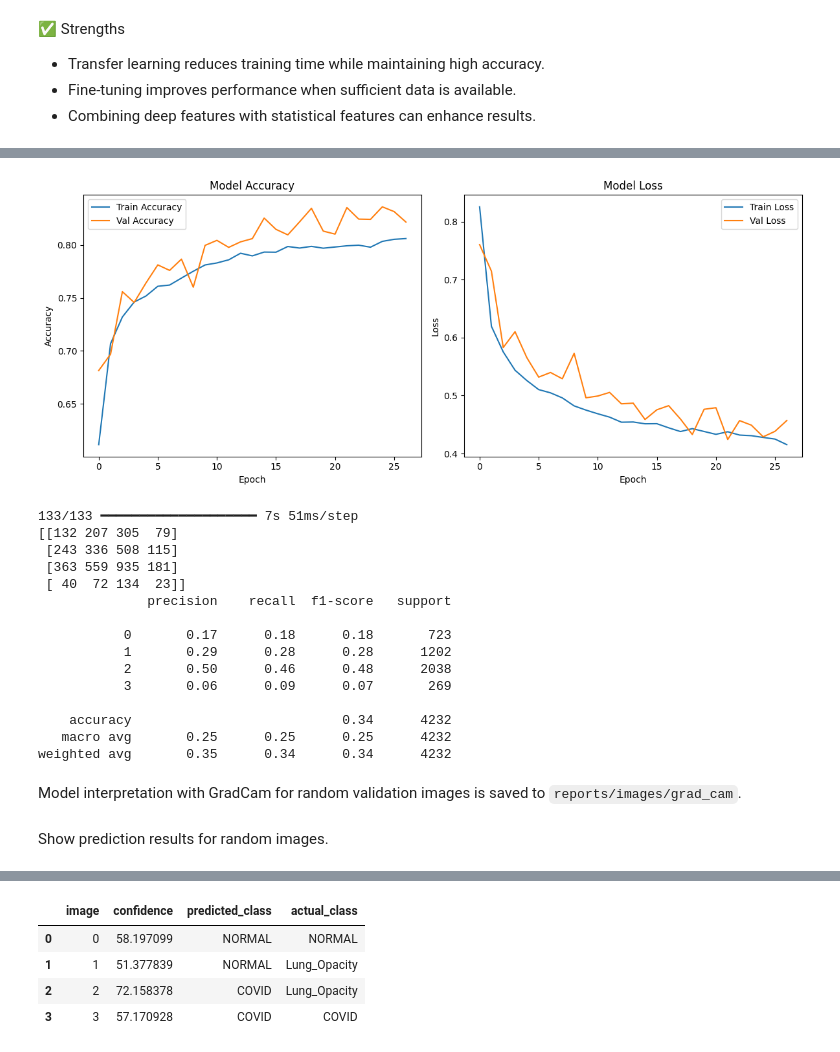
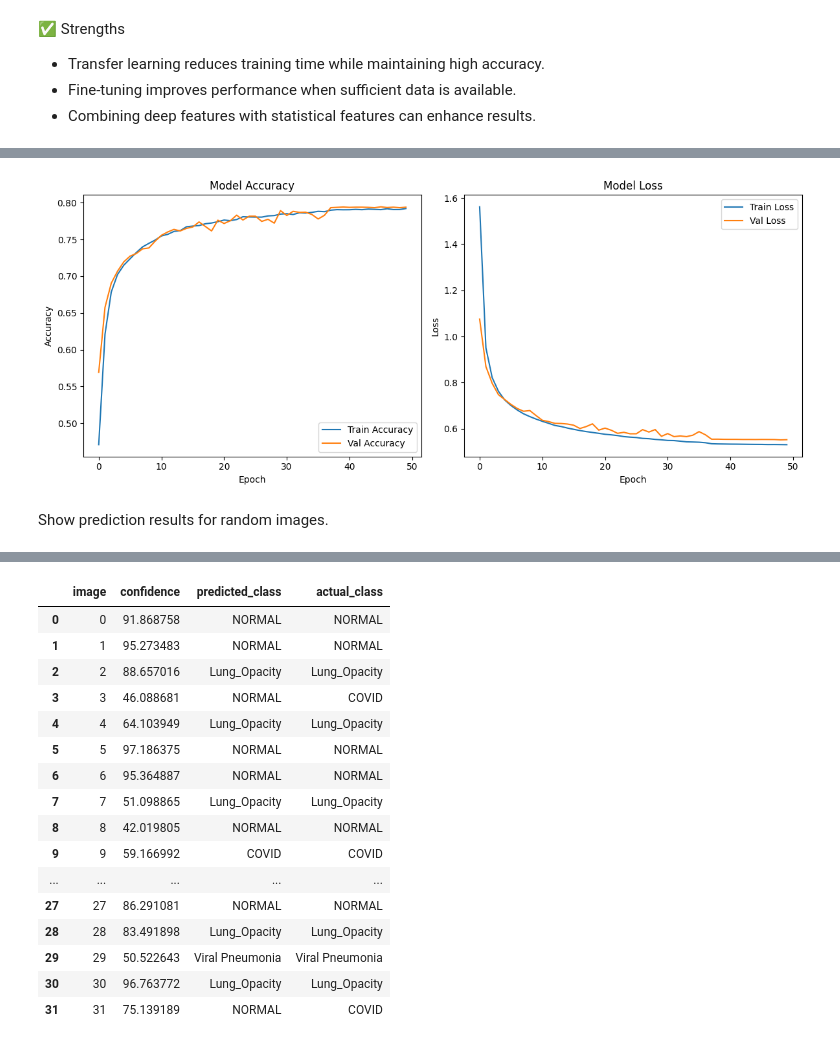
Before and after one commit to rehabaam/ds_covid19_project, a Jupyter notebook: notebooks/3.5_Supervised_Advanced_Models_masked_lungs_multi_classes.ipynb, the cells around one changed output, grey strips where cells are left out. Cells and saved outputs as stored; diff of their text form; code cells hidden in the pictures.

```diff
--- a/notebooks/3.5_Supervised_Advanced_Models_masked_lungs_multi_classes.ipynb
+++ b/notebooks/3.5_Supervised_Advanced_Models_masked_lungs_multi_classes.ipynb
@@ -15,17 +15,17 @@ sys.path.append("../")
 # %% [markdown]
 ## Loading packages and dependencies
 # %%
-from src.preprocessing.image_augmentor import generate_augmented_images
+from src.preprocessing.image_augmentor import load_dataset_images
 from src.models.build_model import train_advanced_supervised_model, evaluate_model
 from src.visualization.visualizer import show_grad_cam_cnn, get_predication_output,show_loss_accuracy_report, show_confusion_matrix_report
 
 # Path to the raw data and preprocessed data
-raw_data_dir = '../data/raw/dataset/masked_images'
+raw_data_dir ='../data/raw/dataset/masked_images_dataset'
 store_images_dir = '../reports/images/grad_cam'
 IMG_SIZE = 256  # Resize images to IMG_SIZExIMG_SIZE pixels
-batch_size = 32
+batch_size = 16
 # %% [markdown]
 ## Extracting features from images
 # %%
-train_data, val_data, class_weight_dict = generate_augmented_images(raw_data_dir, (IMG_SIZE, IMG_SIZE), batch_size)
+train_data, val_data, class_weight_dict = load_dataset_images(raw_data_dir, (IMG_SIZE, IMG_SIZE), batch_size)
 # %% [output]
@@ -141,3 +159,7 @@ images, labels = next(val_data)
+# %%
+val_iter = iter(val_data)
+class_names = val_data.class_names
+images, labels =next(val_iter)
 # %% [markdown]
 Model interpretation with GradCam for random validation images is saved to `reports/images/grad_cam`.
 # %%
@@ -226,24 +273,6 @@ Created version '2' of model 'tensorflow-Transfer Learning-multiclass'.
 # %%
 show_loss_accuracy_report(trl_history)
 # %% [output]
-[figure, old version]
+[figure, new version]
 # %%
 show_confusion_matrix_report(trl_model, val_data)
-# %% [output]
-133/133 ━━━━━━━━━━━━━━━━━━━━ 7s 51ms/step
-[[132 207 305  79]
- [243 336 508 115]
- [363 559 935 181]
- [ 40  72 134  23]]
-              precision    recall  f1-score   support
-
-           0       0.17      0.18      0.18       723
-           1       0.29      0.28      0.28      1202
-           2       0.50      0.46      0.48      2038
-           3       0.06      0.09      0.07       269
-
-    accuracy                           0.34      4232
-   macro avg       0.25      0.25      0.25      4232
-weighted avg       0.35      0.34      0.34      4232
-# %% [markdown]
-Model interpretation with GradCam for random validation images is saved to `reports/images/grad_cam`.
@@ -252,5 +279,5 @@ show_grad_cam_cnn(images[:4], trl_model, class_names, labels, save_dir=store_ima
 # %% [markdown]
 Show prediction results for random images.
 # %%
-display(get_predication_output(images[:4], trl_model, class_names, labels).head(10))
+display(get_predication_output(images[:100], trl_model, class_names, labels).head(100))
 # %% [output]
@@ -261,5 +301,17 @@ display(get_predication_output(images[:4], trl_model, class_names, labels).head(
 |  | image | confidence | predicted_class | actual_class |
-| 0 | 0 | 58.197099 | NORMAL | NORMAL |
-| 1 | 1 | 51.377839 | NORMAL | Lung_Opacity |
-| 2 | 2 | 72.158378 | COVID | Lung_Opacity |
-| 3 | 3 | 57.170928 | COVID | COVID |
+| 0 | 0 | 91.868758 | NORMAL | NORMAL |
+| 1 | 1 | 95.273483 | NORMAL | NORMAL |
+| 2 | 2 | 88.657016 | Lung_Opacity | Lung_Opacity |
+| 3 | 3 | 46.088681 | NORMAL | COVID |
+| 4 | 4 | 64.103949 | Lung_Opacity | Lung_Opacity |
+| 5 | 5 | 97.186375 | NORMAL | NORMAL |
+| 6 | 6 | 95.364887 | NORMAL | NORMAL |
+| 7 | 7 | 51.098865 | Lung_Opacity | Lung_Opacity |
+| 8 | 8 | 42.019805 | NORMAL | NORMAL |
+| 9 | 9 | 59.166992 | COVID | COVID |
+| ... | ... | ... | ... | ... |
+| 27 | 27 | 86.291081 | NORMAL | NORMAL |
+| 28 | 28 | 83.491898 | Lung_Opacity | Lung_Opacity |
+| 29 | 29 | 50.522643 | Viral Pneumonia | Viral Pneumonia |
+| 30 | 30 | 96.763772 | Lung_Opacity | Lung_Opacity |
+| 31 | 31 | 75.139189 | NORMAL | COVID |
```
Also changed, not shown: parts of 13 cells of this notebook, 33 other files.
